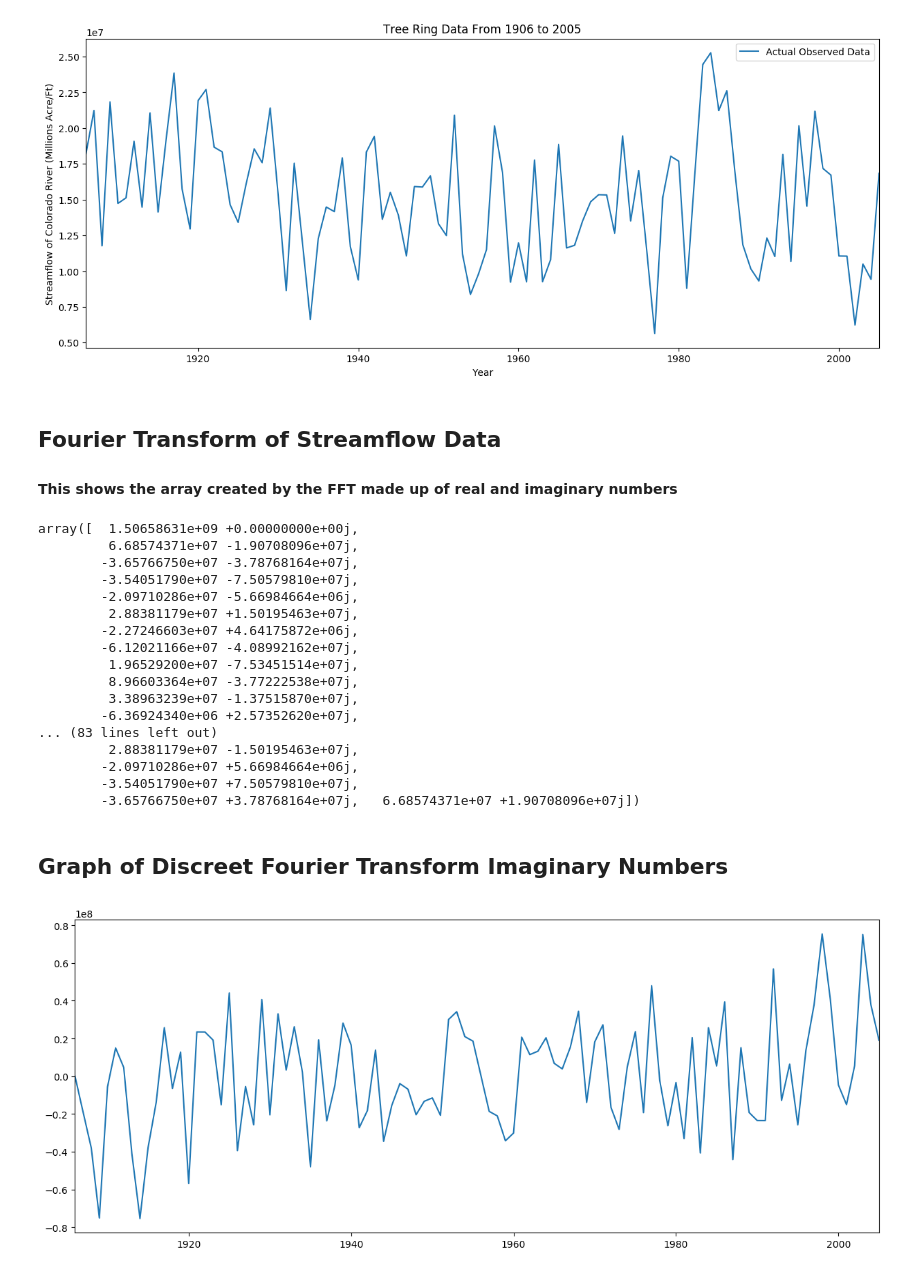
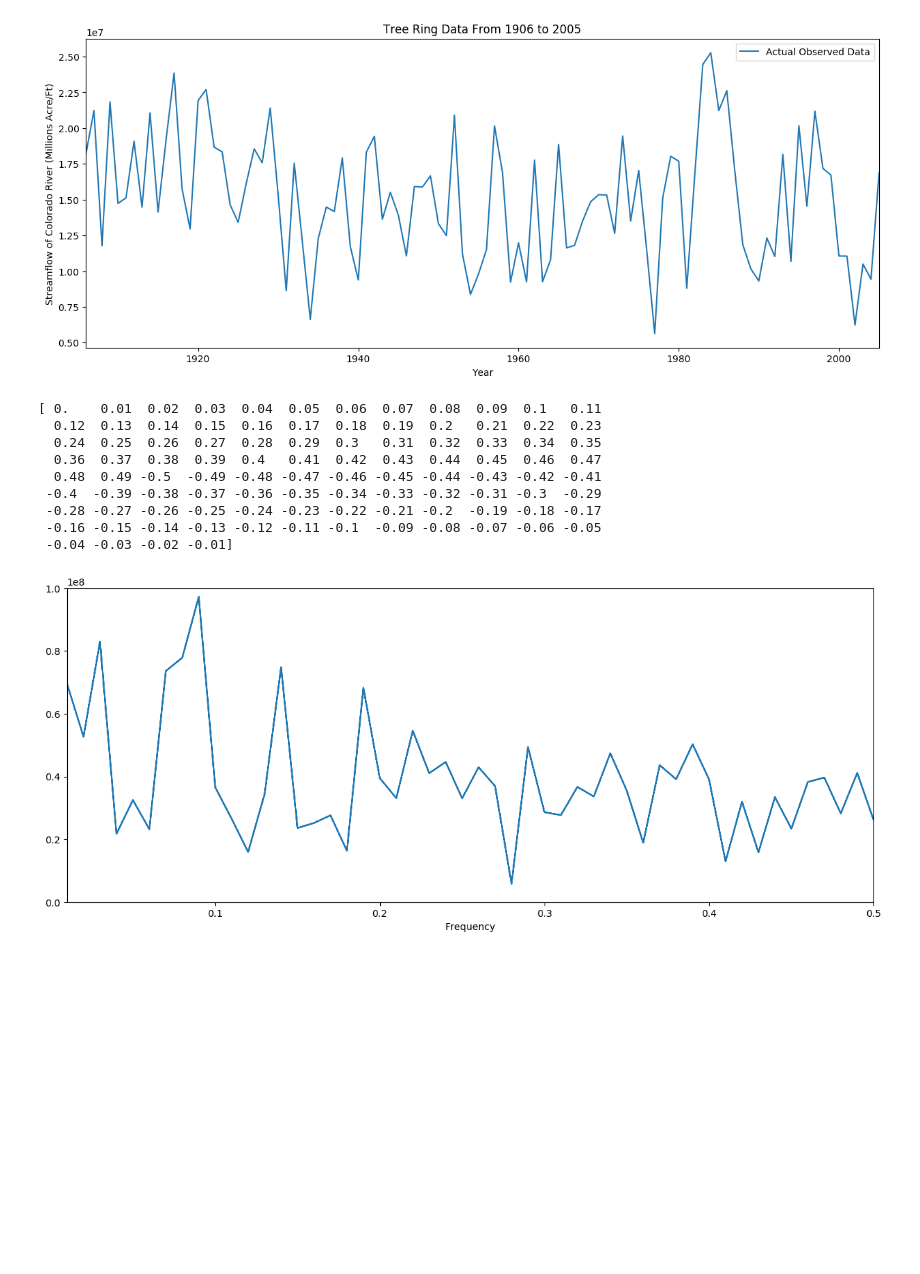
Before and after one commit to JimmySalazar/Stream-Flow-Data, a Jupyter notebook: Streamflow Since 1906.ipynb, the cells around one changed output. Saved outputs shown, nothing was run; the diff lists cells and outputs as text; code cells hidden in the pictures; blank space fills up the shorter version.

```diff
--- a/Streamflow Since 1906.ipynb
+++ b/Streamflow Since 1906.ipynb
@@ -41,46 +41,38 @@ plt.legend()
 plt.show()
 # %% [output]
 [figure]
-# %% [markdown]
-## Fourier Transform of Streamflow Data
-
-#### This shows the array created by the FFT made up of real and imaginary numbers
-# %%
-np.fft.fft(y)
-# %% [output]
-array([  1.50658631e+09 +0.00000000e+00j,
-         6.68574371e+07 -1.90708096e+07j,
-        -3.65766750e+07 -3.78768164e+07j,
-        -3.54051790e+07 -7.50579810e+07j,
-        -2.09710286e+07 -5.66984664e+06j,
-         2.88381179e+07 +1.50195463e+07j,
-        -2.27246603e+07 +4.64175872e+06j,
-        -6.12021166e+07 -4.08992162e+07j,
-         1.96529200e+07 -7.53451514e+07j,
-         8.96603364e+07 -3.77222538e+07j,
-         3.38963239e+07 -1.37515870e+07j,
-        -6.36924340e+06 +2.57352620e+07j,
-... (83 lines left out)
-         2.88381179e+07 -1.50195463e+07j,
-        -2.09710286e+07 +5.66984664e+06j,
-        -3.54051790e+07 +7.50579810e+07j,
-        -3.65766750e+07 +3.78768164e+07j,   6.68574371e+07 +1.90708096e+07j])
-# %% [markdown]
-## Graph of Discreet Fourier Transform Imaginary Numbers
 # %%
-# Assigning the Fourier Transform to a variable
-
 fft = np.fft.fft(y)
 
 # Adjusting size of Graph
 
 fig = plt.figure(figsize=(15,6), dpi=100)
 
 # Limit Graph to 1906-2005 X Values
 
-plt.xlim([1906, 2005])
+plt.xlim([0.01, .5])
+plt.ylim([0, 1e8])
 
-plt.plot(x, fft.imag)
+z = np.abs(fft)
+n = 100
+freq = np.fft.fftfreq(n, d=1)
+
+# X & Y Axis Labels
+
+plt.xlabel("Frequency")
+#plt.xticks([])
+
+print(freq)
+plt.plot(np.abs(freq), z)
 plt.show()
 # %% [output]
+[ 0.    0.01  0.02  0.03  0.04  0.05  0.06  0.07  0.08  0.09  0.1   0.11
+  0.12  0.13  0.14  0.15  0.16  0.17  0.18  0.19  0.2   0.21  0.22  0.23
+  0.24  0.25  0.26  0.27  0.28  0.29  0.3   0.31  0.32  0.33  0.34  0.35
+  0.36  0.37  0.38  0.39  0.4   0.41  0.42  0.43  0.44  0.45  0.46  0.47
+  0.48  0.49 -0.5  -0.49 -0.48 -0.47 -0.46 -0.45 -0.44 -0.43 -0.42 -0.41
+ -0.4  -0.39 -0.38 -0.37 -0.36 -0.35 -0.34 -0.33 -0.32 -0.31 -0.3  -0.29
+ -0.28 -0.27 -0.26 -0.25 -0.24 -0.23 -0.22 -0.21 -0.2  -0.19 -0.18 -0.17
+ -0.16 -0.15 -0.14 -0.13 -0.12 -0.11 -0.1  -0.09 -0.08 -0.07 -0.06 -0.05
+ -0.04 -0.03 -0.02 -0.01]
-[figure, old version]
+[figure, new version]
```
Also changed, not shown: parts of 2 cells of this notebook.
